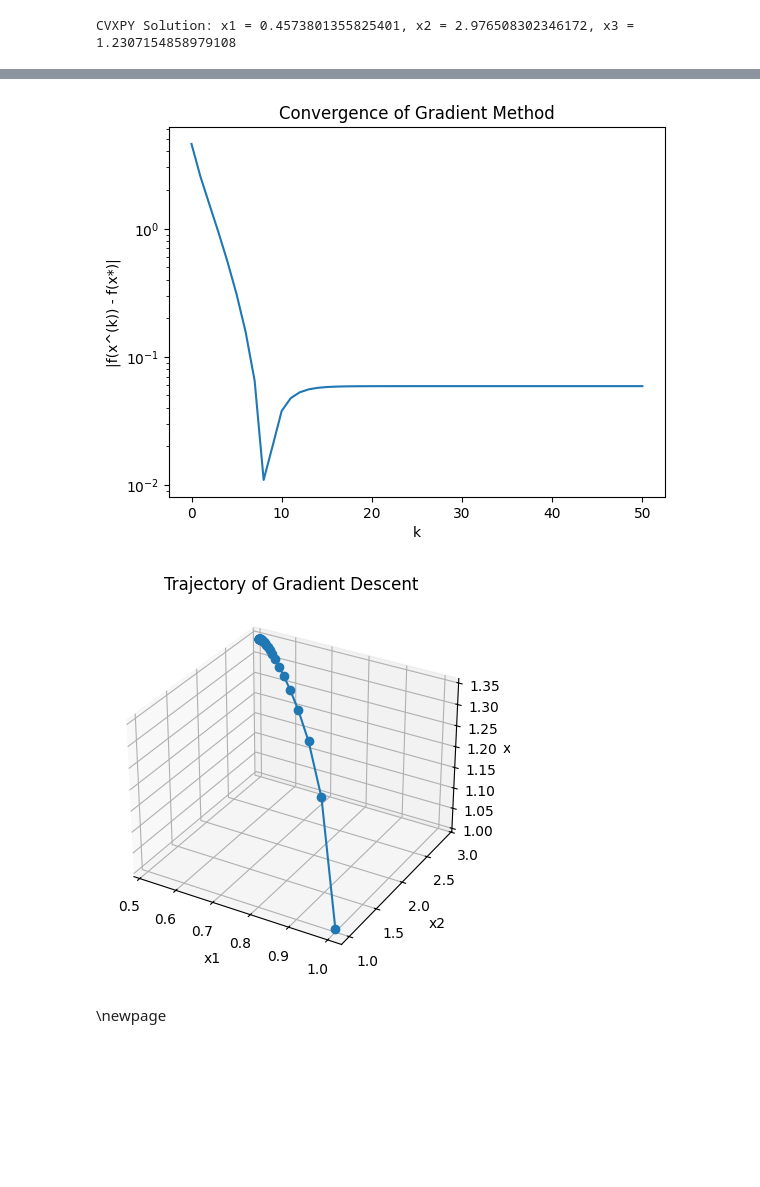
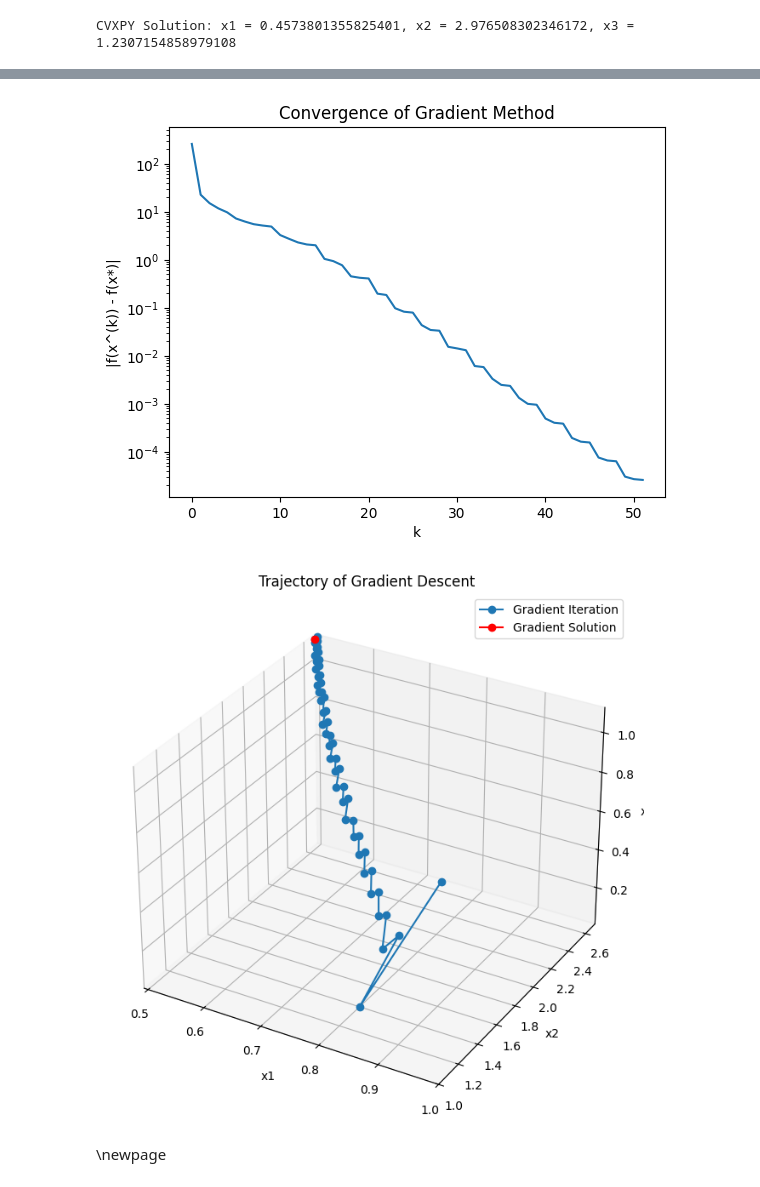
Before and after one commit to sab06tang/IEOR-160-HW-4, a Jupyter notebook: IEOR160HW4.ipynb, the cells around one changed output, grey strips where cells are left out. Saved outputs shown, nothing was run; the diff lists cells and outputs as text; code cells hidden in the pictures; blank space fills up the shorter version.

Commit message:
correct gradient algo

```diff
--- a/IEOR160HW4.ipynb
+++ b/IEOR160HW4.ipynb
@@ -30,22 +30,3 @@ x3_cp = x3.value
 print(f"CVXPY Solution: x1 = {x1_cp}, x2 = {x2_cp}, x3 = {x3_cp}")
 # %% [output]
 CVXPY Solution: x1 = 0.4573801355825401, x2 = 2.976508302346172, x3 = 1.2307154858979108
-# %%
-# Then, write a code that implements the Gradient method with your choice of the backtracking parameters.
-
-# randomly choose for when k = 0
-x1 = 1
-x2 = 1
-x3 = 1
-
-t = 0.1
-
-arr_g = []
-arr_g.append([x1, x2, x3])
-
-for i in range(50):
-    x1_new = x1 - t * (np.exp(x1-1) - np.exp(-x1+1) + 1)
-    x2_new = x2 - t * (np.exp(x2-2) - np.exp(-x2+2) - 2)
-    x3_new = x3 - t * (np.exp(x3-3) - np.exp(-x3+3) + 5)
-    arr_g.append([x1_new, x2_new, x3_new])
-    x1, x2, x3 = x1_new, x2_new, x3_new
@@ -52,10 +79,6 @@ for i in range(50):
 # %%
 # Draw |f(x(k)) − f(x∗)| verses k for k = 0, 1, 2, . . . , 50 on alog-linear plot.
 # Show the trajectory of the points x(0), x(1), ..., x(50) in the 3-dimensional (x1, x2, x3) plane.
-
-def f(x):
-    x1, x2, x3 = x
-    return (np.exp(x1-1) + np.exp(-x1+1) + np.exp(x2-2) + np.exp(-x2+2) + np.exp(x3-3) + np.exp(-x3+3) + x1 - 2*x2 + 5*x3)
 
 f_vals = np.array([f(x) for x in arr_g])
 
@@ -73,23 +96,31 @@ plt.title("Convergence of Gradient Method")
 
 plt.show()
 # %% [output]
-[figure, old version]
+[figure, new version]
 # %%
-fig = plt.figure()
+fig = plt.figure(figsize=(8, 8))
+
 ax = fig.add_subplot(111, projection="3d")
 
 arr_g = np.array(arr_g)
 
-ax.plot(arr_g[:,0], arr_g[:,1], arr_g[:,2], marker="o")
+ax.plot(arr_g[:,0], arr_g[:,1], arr_g[:,2], marker="o", label = "Gradient Iteration")
+
+ax.plot(*xstar, marker="o", color="red", label = "Gradient Solution")
 
 ax.set_xlabel("x1")
 ax.set_ylabel("x2")
 ax.set_zlabel("x3")
 ax.set_title("Trajectory of Gradient Descent")
 
+ax.set_xlim(min(arr_g[:,0]), max(arr_g[:,0]) )
+ax.set_ylim(min(arr_g[:,1]), max(arr_g[:,1]) )
+ax.set_zlim(min(arr_g[:,2]), max(arr_g[:,2]) )
+ax.legend()
+
 plt.show()
 # %% [output]
-[figure, old version]
+[figure, new version]
 # %% [markdown]
 \newpage
 # %% [markdown]
```
Also changed, not shown: parts of 10 cells of this notebook.
